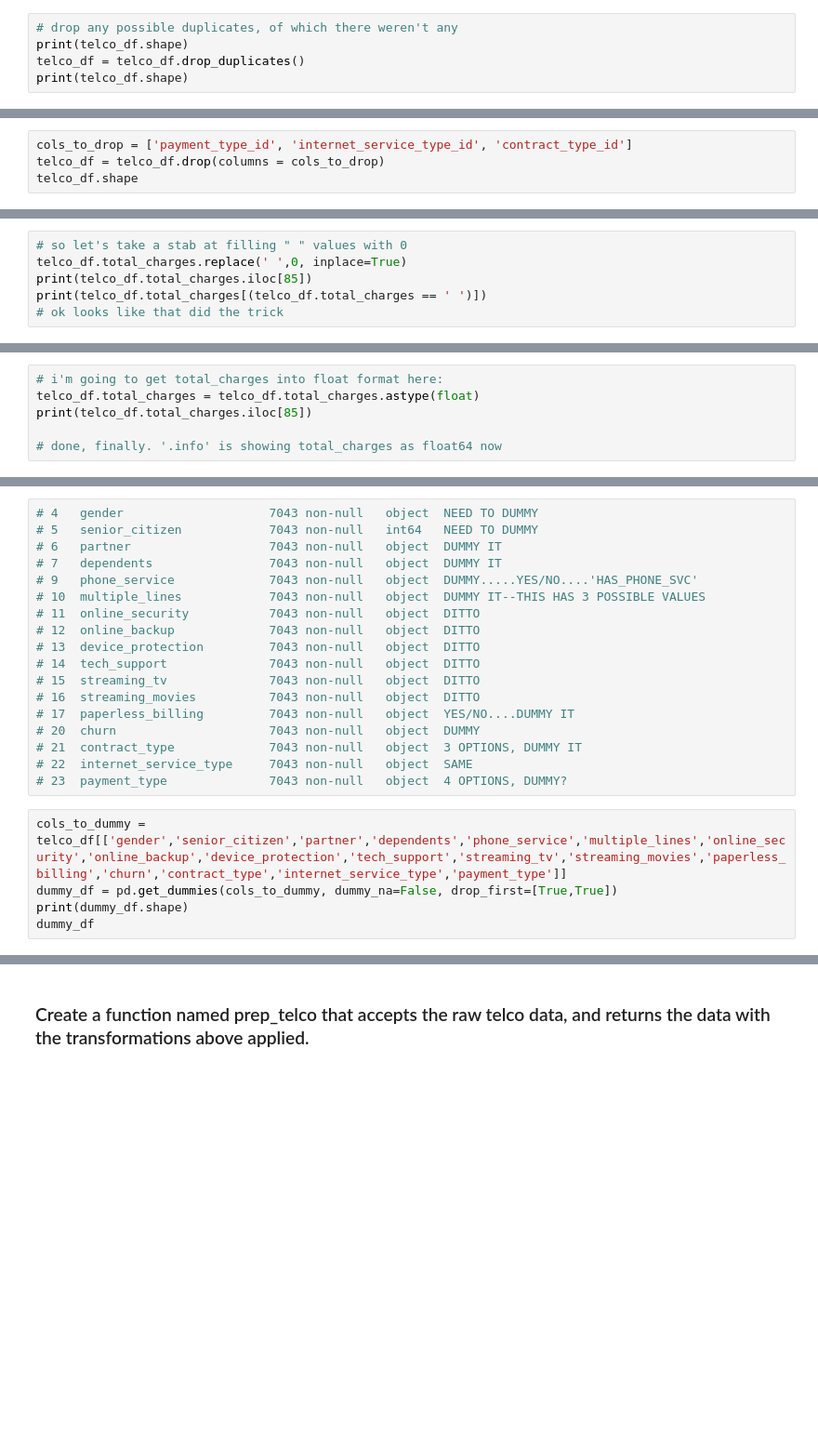
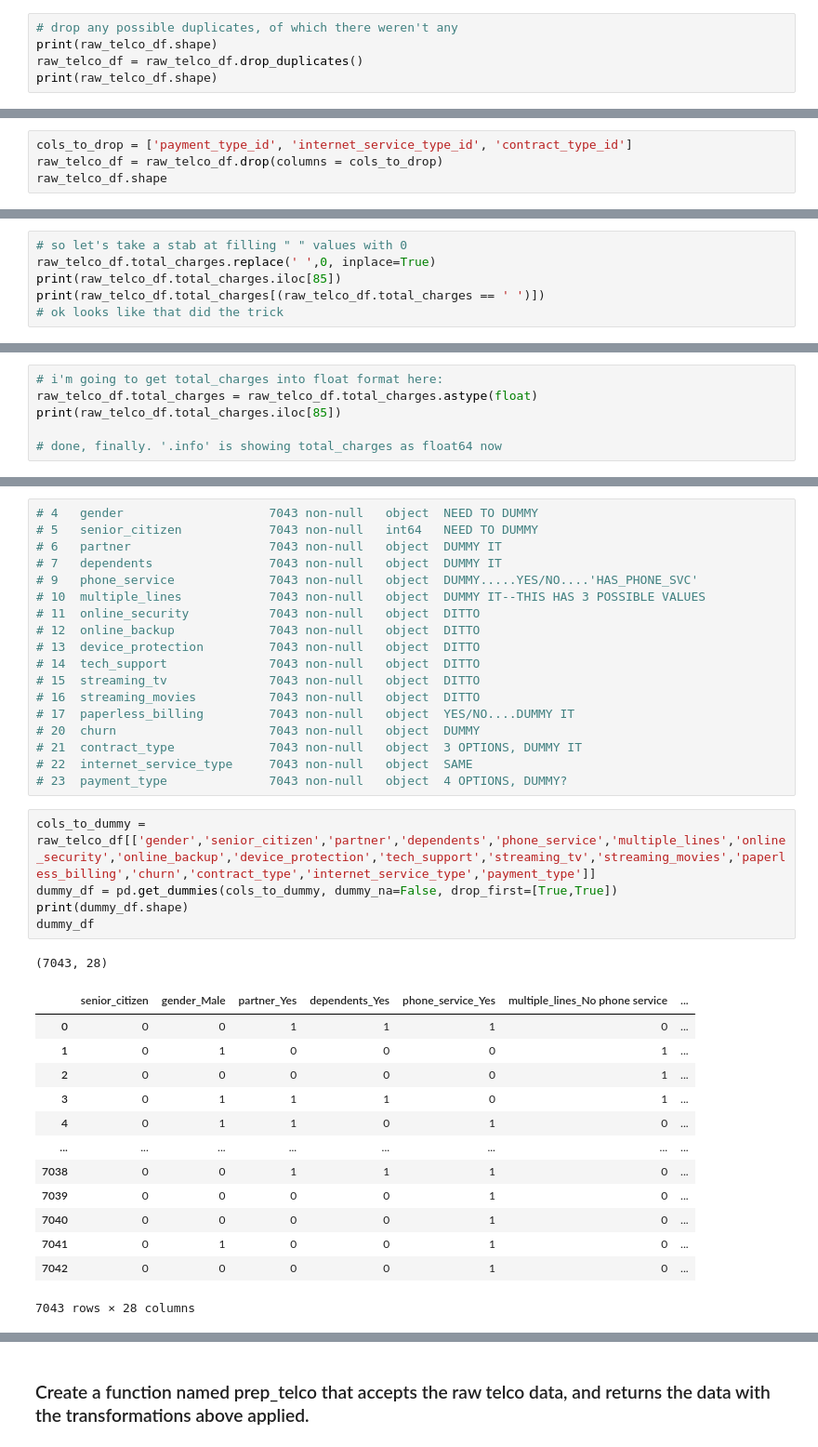
Before and after one commit to brianclements03/classification-exercises, a Jupyter notebook: classification_exercises.ipynb, the cells around one changed output, grey strips where cells are left out. Shown at 93% size. Drawn from its saved outputs; the diff is of its cells as text; blank space fills up the shorter version.

```diff
--- a/classification_exercises.ipynb
+++ b/classification_exercises.ipynb
@@ -1432,6 +1525,6 @@ telco_df.sample()
 # 23  payment_type              7043 non-null   object  4 OPTIONS, DUMMY?
 # %%
 # drop any possible duplicates, of which there weren't any
-print(telco_df.shape)
-telco_df = telco_df.drop_duplicates()
-print(telco_df.shape)
+print(raw_telco_df.shape)
+raw_telco_df = raw_telco_df.drop_duplicates()
+print(raw_telco_df.shape)
@@ -1438,4 +1534,4 @@ print(telco_df.shape)
 # %%
 cols_to_drop = ['payment_type_id', 'internet_service_type_id', 'contract_type_id']
-telco_df = telco_df.drop(columns = cols_to_drop)
-telco_df.shape
+raw_telco_df = raw_telco_df.drop(columns = cols_to_drop)
+raw_telco_df.shape
@@ -1452,6 +1567,6 @@ telco_df.total_charges[(telco_df.total_charges == ' ')]
 # %%
 # so let's take a stab at filling " " values with 0
-telco_df.total_charges.replace(' ',0, inplace=True)
-print(telco_df.total_charges.iloc[85])
-print(telco_df.total_charges[(telco_df.total_charges == ' ')])
+raw_telco_df.total_charges.replace(' ',0, inplace=True)
+print(raw_telco_df.total_charges.iloc[85])
+print(raw_telco_df.total_charges[(raw_telco_df.total_charges == ' ')])
 # ok looks like that did the trick
@@ -1458,6 +1576,6 @@ print(telco_df.total_charges[(telco_df.total_charges == ' ')])
 # %%
 # i'm going to get total_charges into float format here:
-telco_df.total_charges = telco_df.total_charges.astype(float)
-print(telco_df.total_charges.iloc[85])
+raw_telco_df.total_charges = raw_telco_df.total_charges.astype(float)
+print(raw_telco_df.total_charges.iloc[85])
 
 # done, finally. '.info' is showing total_charges as float64 now
@@ -1484,8 +1622,23 @@ telco_df.info()
 # 22  internet_service_type     7043 non-null   object  SAME
 # 23  payment_type              7043 non-null   object  4 OPTIONS, DUMMY?
 # %%
-cols_to_dummy = telco_df[['gender','senior_citizen','partner','dependents','phone_service','multiple_lines','online_security','online_backup','device_protection','tech_support','streaming_tv','streaming_movies','paperless_billing','churn','contract_type','internet_service_type','payment_type']]
+cols_to_dummy = raw_telco_df[['gender','senior_citizen','partner','dependents','phone_service','multiple_lines','online_security','online_backup','device_protection','tech_support','streaming_tv','streaming_movies','paperless_billing','churn','contract_type','internet_service_type','payment_type']]
 dummy_df = pd.get_dummies(cols_to_dummy, dummy_na=False, drop_first=[True,True])
 print(dummy_df.shape)
 dummy_df
+# %% [output]
+(7043, 28)
+|  | senior_citizen | gender_Male | partner_Yes | dependents_Yes | phone_service_Yes | multiple_lines_No phone service | ... |
+| 0 | 0 | 0 | 1 | 1 | 1 | 0 | ... |
+| 1 | 0 | 1 | 0 | 0 | 0 | 1 | ... |
+| 2 | 0 | 0 | 0 | 0 | 0 | 1 | ... |
+| 3 | 0 | 1 | 1 | 1 | 0 | 1 | ... |
+| 4 | 0 | 1 | 1 | 0 | 1 | 0 | ... |
+| ... | ... | ... | ... | ... | ... | ... | ... |
+| 7038 | 0 | 0 | 1 | 1 | 1 | 0 | ... |
+| 7039 | 0 | 0 | 0 | 0 | 1 | 0 | ... |
+| 7040 | 0 | 0 | 0 | 0 | 1 | 0 | ... |
+| 7041 | 0 | 1 | 0 | 0 | 1 | 0 | ... |
+| 7042 | 0 | 0 | 0 | 0 | 1 | 0 | ... |
+7043 rows × 28 columns
 # %%
```
Also changed, not shown: parts of 246 cells of this notebook, 2 other files.
